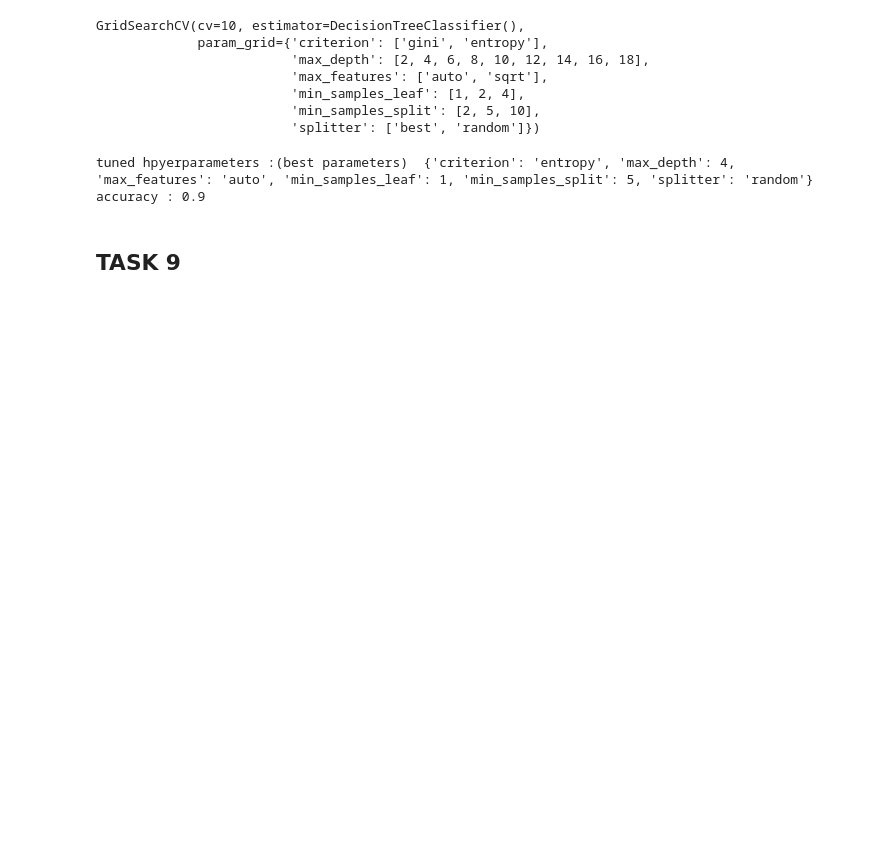
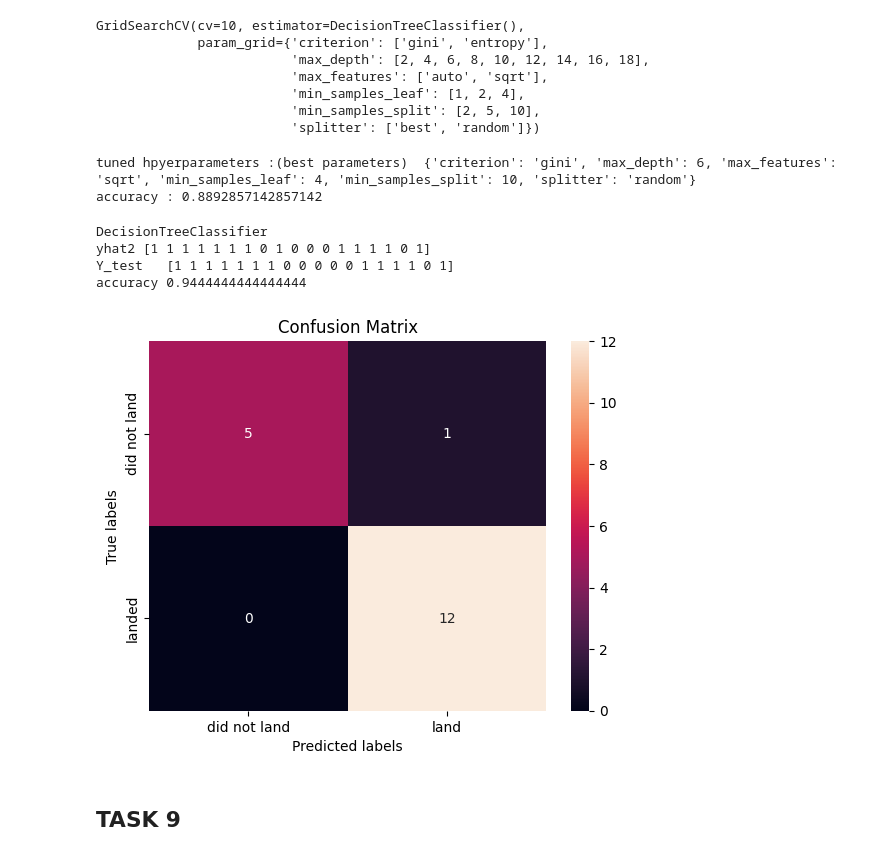
Before and after one commit to Timothy1101/DataScienceCapstone, a Jupyter notebook: SpaceX_Machine_Learning_Prediction_Part_5.ipynb, the cells around one changed output. Drawn from its saved outputs; the diff is of its cells as text; code cells hidden in the pictures; blank space fills up the shorter version.

```diff
--- a/SpaceX_Machine_Learning_Prediction_Part_5.ipynb
+++ b/SpaceX_Machine_Learning_Prediction_Part_5.ipynb
@@ -206,6 +208,10 @@ accuracy : 0.8464285714285713
 # %%
-# lr2 = LogisticRegression(C=0.01)
-# lr2.fit(X_train, Y_train)
-# yhat2=lr2.predict(X_test)
-# from sklearn.metrics import accuracy_score
-# print(accuracy_score(Y_test, yhat2))
+print('LogisticRegression with best params')
+print('best params C:',logreg_cv.best_params_['C'])
+lr2 = LogisticRegression(C=logreg_cv.best_params_['C'])
+lr2.fit(X_train, Y_train)
+yhat2=lr2.predict(X_test)
+from sklearn.metrics import accuracy_score
+lr_accuracy = accuracy_score(Y_test, yhat2)
+print('accuracy_score',lr_accuracy)
+# plot_confusion_matrix(Y_test,yhat2)
@@ -259,0 +293,9 @@ accuracy : 0.8482142857142856
+# %%
+print('SVC')
+#svm2 = SVC()
+svm2 = SVC(C=svm_cv.best_params_['C'],gamma=svm_cv.best_params_['gamma'],kernel=svm_cv.best_params_['kernel'])
+svm2.fit(X_train, Y_train)
+yhat2=svm2.predict(X_test)
+svm2_accuracy = accuracy_score(Y_test, yhat2)
+from sklearn.metrics import accuracy_score
+print('accuracy',svm2_accuracy)
@@ -310,9 +355,39 @@ GridSearchCV(cv=10, estimator=DecisionTreeClassifier(),
 # %%
 print("tuned hpyerparameters :(best parameters) ",tree_cv.best_params_)
 print("accuracy :",tree_cv.best_score_)
+# print("cv_results_ :",tree_cv.cv_results_)
+#print("mean_test_score :",tree_cv.cv_results_['mean_test_score'])
+#print("split0_test_score :",tree_cv.cv_results_['split0_test_score'])
+#print("split1_test_score :",logreg_cv.cv_results_['split1_test_score'])
 # %% [output]
-tuned hpyerparameters :(best parameters)  {'criterion': 'entropy', 'max_depth': 4, 'max_features': 'auto', 'min_samples_leaf': 1, 'min_samples_split': 5, 'splitter': 'random'}
-accuracy : 0.9
+tuned hpyerparameters :(best parameters)  {'criterion': 'gini', 'max_depth': 6, 'max_features': 'sqrt', 'min_samples_leaf': 4, 'min_samples_split': 10, 'splitter': 'random'}
+accuracy : 0.8892857142857142
+# %%
+print('DecisionTreeClassifier')
+# tree2 = DecisionTreeClassifier(criterion='entropy',max_depth=6,max_features='auto',min_samples_leaf=2,min_samples_split=10,splitter='random')
+# tree2 = DecisionTreeClassifier()
+tree2 = DecisionTreeClassifier(
+    criterion=tree_cv.best_params_['criterion'],
+    max_depth=tree_cv.best_params_['max_depth'],
+    max_features=tree_cv.best_params_['max_features'],
+    min_samples_leaf=tree_cv.best_params_['min_samples_leaf'],
+    min_samples_split=tree_cv.best_params_['min_samples_split'],
+    splitter=tree_cv.best_params_['splitter']
+)
+tree2.fit(X_train, Y_train)
+yhat2=tree2.predict(X_test)
+from sklearn.metrics import accuracy_score
+print('yhat2',yhat2)
+print('Y_test  ',Y_test)
+tree2_accuracy = accuracy_score(Y_test, yhat2)
+print('accuracy',tree2_accuracy)
+plot_confusion_matrix(Y_test,yhat2)
+# %% [output]
+DecisionTreeClassifier
+yhat2 [1 1 1 1 1 1 1 0 1 0 0 0 1 1 1 1 0 1]
+Y_test   [1 1 1 1 1 1 1 0 0 0 0 0 1 1 1 1 0 1]
+accuracy 0.9444444444444444
+[figure, added]
 # %% [markdown]
 ## TASK  9
 # %% [markdown]
```
Also changed, not shown: parts of 17 cells of this notebook.
